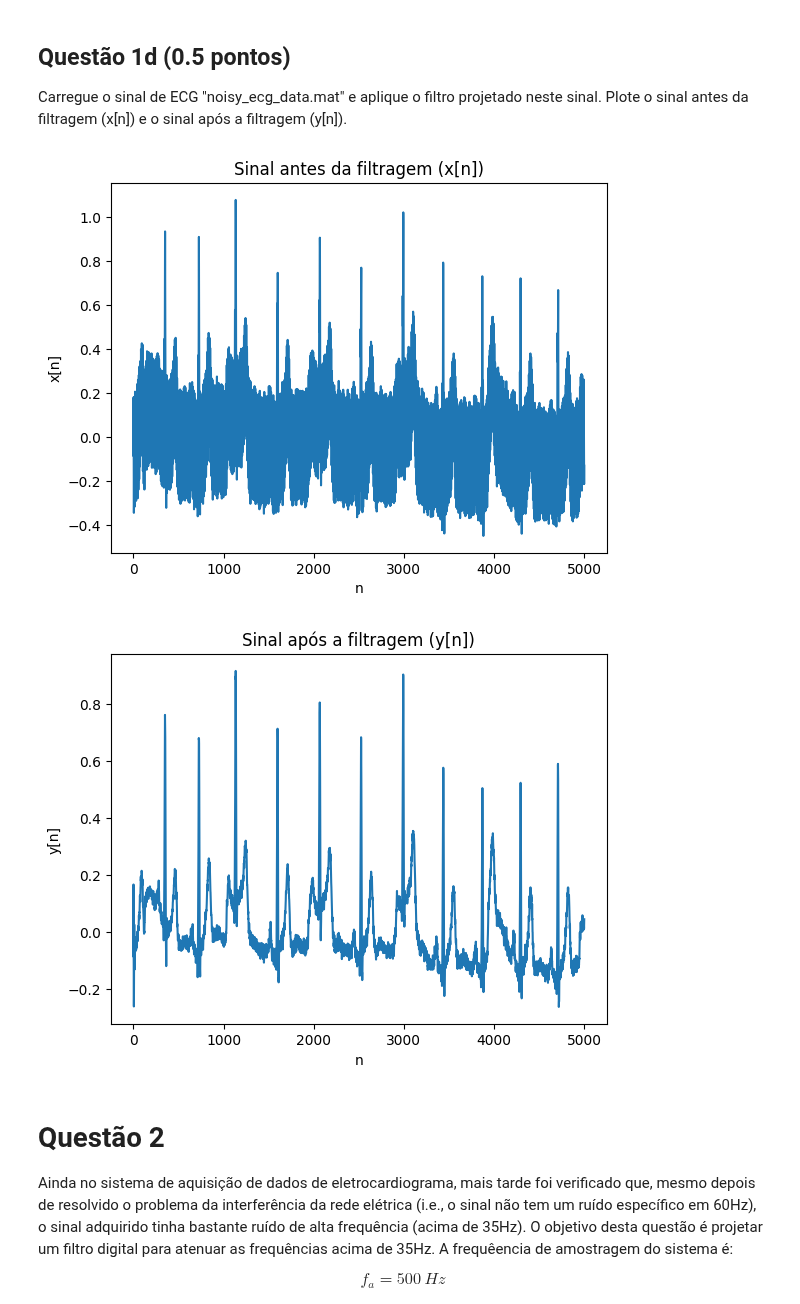
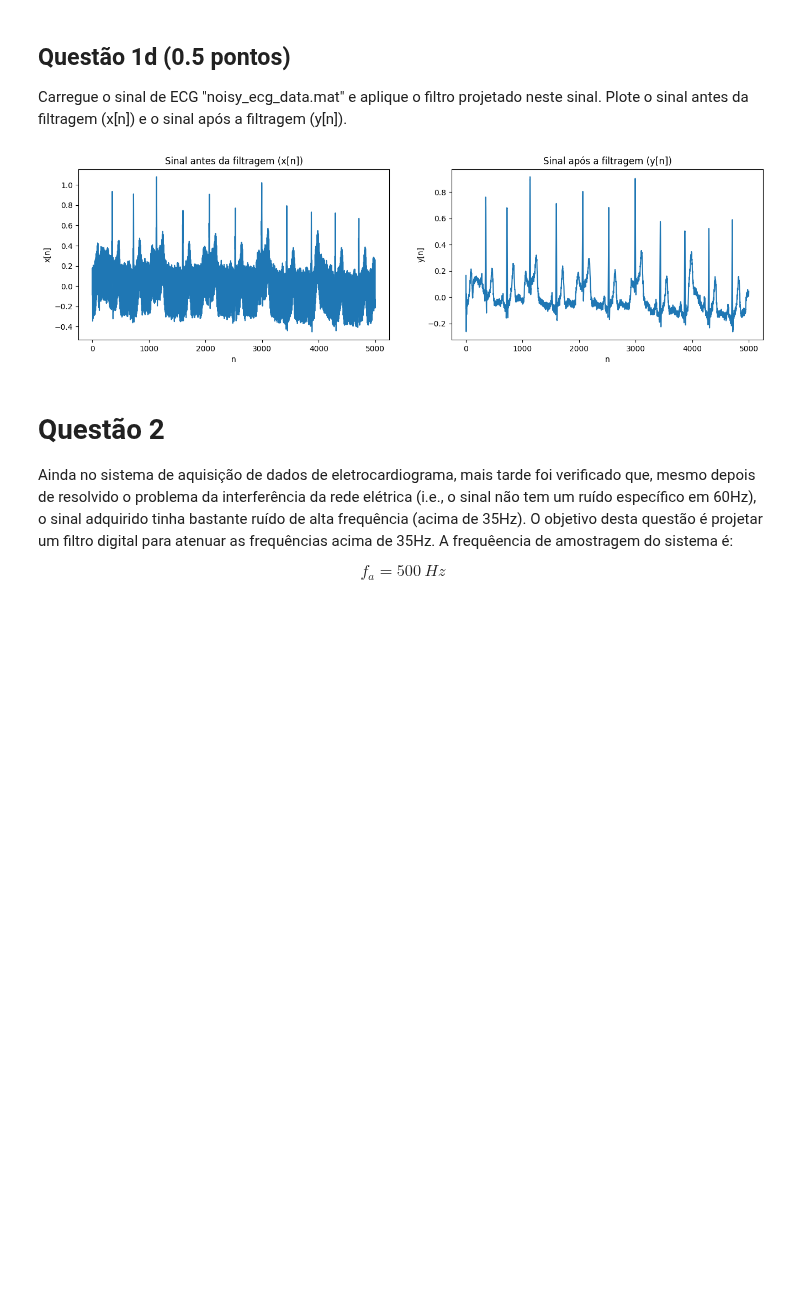
Before and after one commit to akaTsunemori/signal-processing-studies, a Jupyter notebook: projeto-2/projeto2.ipynb, the cells around one changed output. Cells and saved outputs as stored; diff of their text form; code cells hidden in the pictures; blank space fills up the shorter version.

```diff
--- a/projeto-2/projeto2.ipynb
+++ b/projeto-2/projeto2.ipynb
@@ -109,36 +110,33 @@ Carregue o sinal de ECG "noisy_ecg_data.mat" e aplique o filtro projetado neste
 # %%
 sinal = sp.io.loadmat('noisy_ecg_data.mat')['noisy_ecg'].ravel()
 COS_CONSTANT = np.cos(np.pi * 0.24)
 
 
 def x(n: int) -> float:
     if n < 0:
         return 0
     return sinal[n]
 
 
 @lru_cache(maxsize=len(sinal))
 def y(n: int) -> float:
     if n < 0:
         return 0
     return 1.8*COS_CONSTANT*y(n-1) - (0.9**2)*y(n-2) + x(n) - 2*COS_CONSTANT*x(n-1) + x(n-2)
 
 
-
-plt.plot(range(len(sinal)), sinal)
-plt.title('Sinal antes da filtragem (x[n])')
-plt.xlabel('n')
-plt.ylabel('x[n]')
+_, ax = plt.subplots(nrows=1, ncols=2, figsize=(16,4))
+plt.setp(ax[:], xlabel='n')
+ax[0].plot(range(len(sinal)), sinal)
+ax[0].set_title('Sinal antes da filtragem (x[n])')
+plt.setp(ax[0], ylabel='x[n]')
+y_n_filtered = [y(i) for i in range(len(sinal))]
+ax[1].plot(range(len(sinal)), y_n_filtered)
+ax[1].set_title('Sinal após a filtragem (y[n])')
+plt.setp(ax[1], ylabel='y[n]')
 plt.show()
-y_n_filtered = [y(i) for i in range(len(sinal))]
-plt.plot(range(len(sinal)), y_n_filtered)
-plt.title('Sinal após a filtragem (y[n])')
-plt.xlabel('n')
-plt.ylabel('y[n]')
-plt.show()
 # %% [output]
-[figure, old version]
+[figure, new version]
-[figure, removed]
 # %% [markdown]
 # Questão 2
 
```
Also changed, not shown: parts of 7 cells of this notebook.
